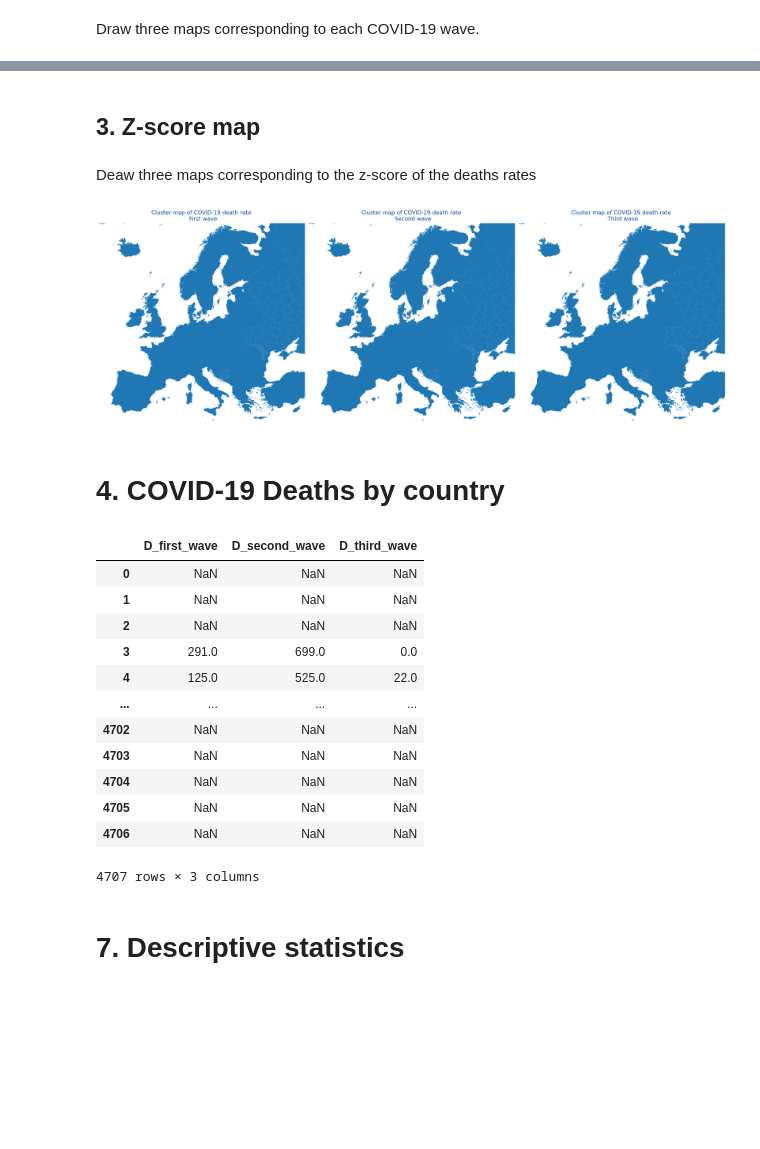
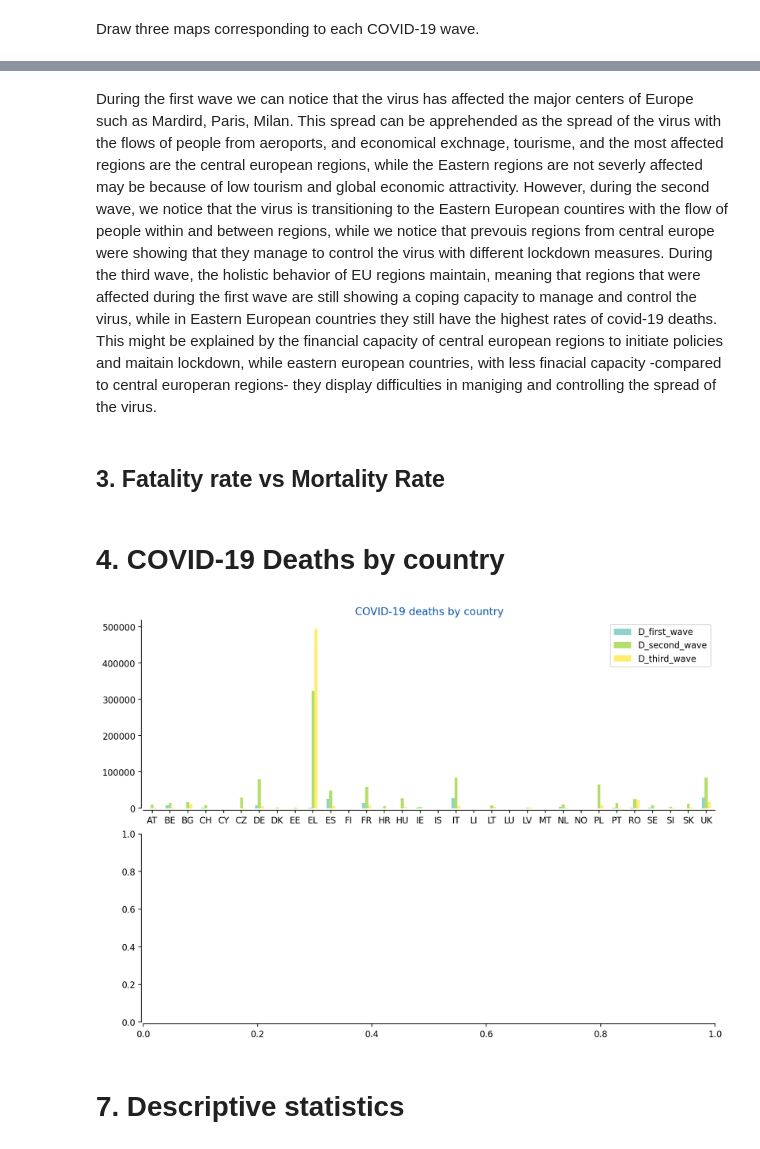
Before and after one commit to l5d1l5/ESPON-DATA, a Jupyter notebook: 03_Figures/02_Report Plots/Code.ipynb, the cells around one changed output, grey strips where cells are left out. Drawn from its saved outputs; the diff is of its cells as text; code cells hidden in the pictures; blank space fills up the shorter version.

```diff
--- a/03_Figures/02_Report Plots/Code.ipynb
+++ b/03_Figures/02_Report Plots/Code.ipynb
@@ -120,4 +188,4 @@ plt.show()
+# %% [markdown]
+During the first wave we can notice that the virus has affected the major centers of Europe such as Mardird, Paris, Milan. This spread can be apprehended as the spread of the virus with the flows of people from aeroports, and economical exchnage, tourisme, and the most affected regions are the central european regions, while the Eastern regions are not severly affected may be because of low tourism and global economic attractivity. However, during the second wave, we notice that the virus is transitioning to the Eastern European countires with the flow of people within and between regions, while we notice that prevouis regions from central europe were showing that they manage to control the virus with different lockdown measures. During the third wave, the holistic behavior of EU regions maintain, meaning that regions that were affected during the first wave are still showing a coping capacity to manage and control the virus, while in Eastern European countries they still have the highest rates of covid-19 deaths. This might be explained by the financial capacity of central european regions to initiate policies and maitain lockdown, while eastern european countries, with less finacial capacity -compared to central europeran regions- they display difficulties in maniging and controlling the spread of the virus.
 # %% [markdown]
-## 3. Z-score map
+## 3. Fatality rate vs Mortality Rate
-# %% [markdown]
-Deaw three maps corresponding to the z-score of the deaths rates
@@ -131,56 +192,20 @@ data = scaler.fit(d_rate)
-# %%
-# plot the maps
-
-fig, ax = plt.subplots(3,1, figsize = (19, 18), constrained_layout = True)
-shape.plot(ax = ax[0])
-ax[0].set_xlim(2.4e6, 6.6e6)
-ax[0].set_ylim(0.13e7, 0.545e7)
-ax[0].set_title('Cluster map of COVID-19 death rate \n First wave', loc = 'center', color = '#054ea2')
-
-shape.plot(ax = ax[1])
-ax[1].set_title('Cluster map of COVID-19 death rate \n Second wave', loc ='center', color = '#054ea2')
-ax[1].set_xlim(2.4e6, 6.6e6)
-ax[1].set_ylim(0.13e7, 0.545e7)
-
-shape.plot(ax = ax[2])
-ax[2].set_title('Cluster map of COVID-19 death rate \n Third wave', loc = 'center', color = '#054ea2')
-ax[2].set_xlim(2.4e6, 6.6e6)
-ax[2].set_ylim(0.13e7, 0.545e7)
-
-for i in range(3):
-    ax[i].axis('off')
-
-plt.show()
-
-
-# plt.savefig(Fig + 'Figure_03.png', dpi = 500)
-# %% [output]
-[figure, removed]
 # %% [markdown]
 # 4. COVID-19 Deaths by country
 # %%
-# read the data
+ds = deaths.reset_index()
 
+ds['Country'] = ds['nuts_id'].apply(lambda x: x[:2])
+ds
 
+with plt.style.context('seaborn-deep'):
+    fig, ax = plt.subplots(2,1, figsize = (10,7), constrained_layout = True)
+    ds.groupby('Country').sum().plot(kind = 'bar', ylabel = '', xlabel = '',
+                                    cmap = 'Set3', ax =ax[0])
+    ax[0].set_title('COVID-19 deaths by country',  color = '#054ea2')
 
-# group the death-d by country & wave
-
-
-# group the death-d by country & wave per 1 million pop
+sns.despine(offset=2)
 # %% [output]
-|  | D_first_wave | D_second_wave | D_third_wave |
-| 0 | NaN | NaN | NaN |
-| 1 | NaN | NaN | NaN |
-| 2 | NaN | NaN | NaN |
-| 3 | 291.0 | 699.0 | 0.0 |
-| 4 | 125.0 | 525.0 | 22.0 |
-| ... | ... | ... | ... |
-| 4702 | NaN | NaN | NaN |
-| 4703 | NaN | NaN | NaN |
-| 4704 | NaN | NaN | NaN |
-| 4705 | NaN | NaN | NaN |
-| 4706 | NaN | NaN | NaN |
-4707 rows × 3 columns
+[figure, added]
 # %% [markdown]
 # 7. Descriptive statistics
 # %% [markdown]
```
Also changed, not shown: parts of 12 cells of this notebook, 2 other files.
